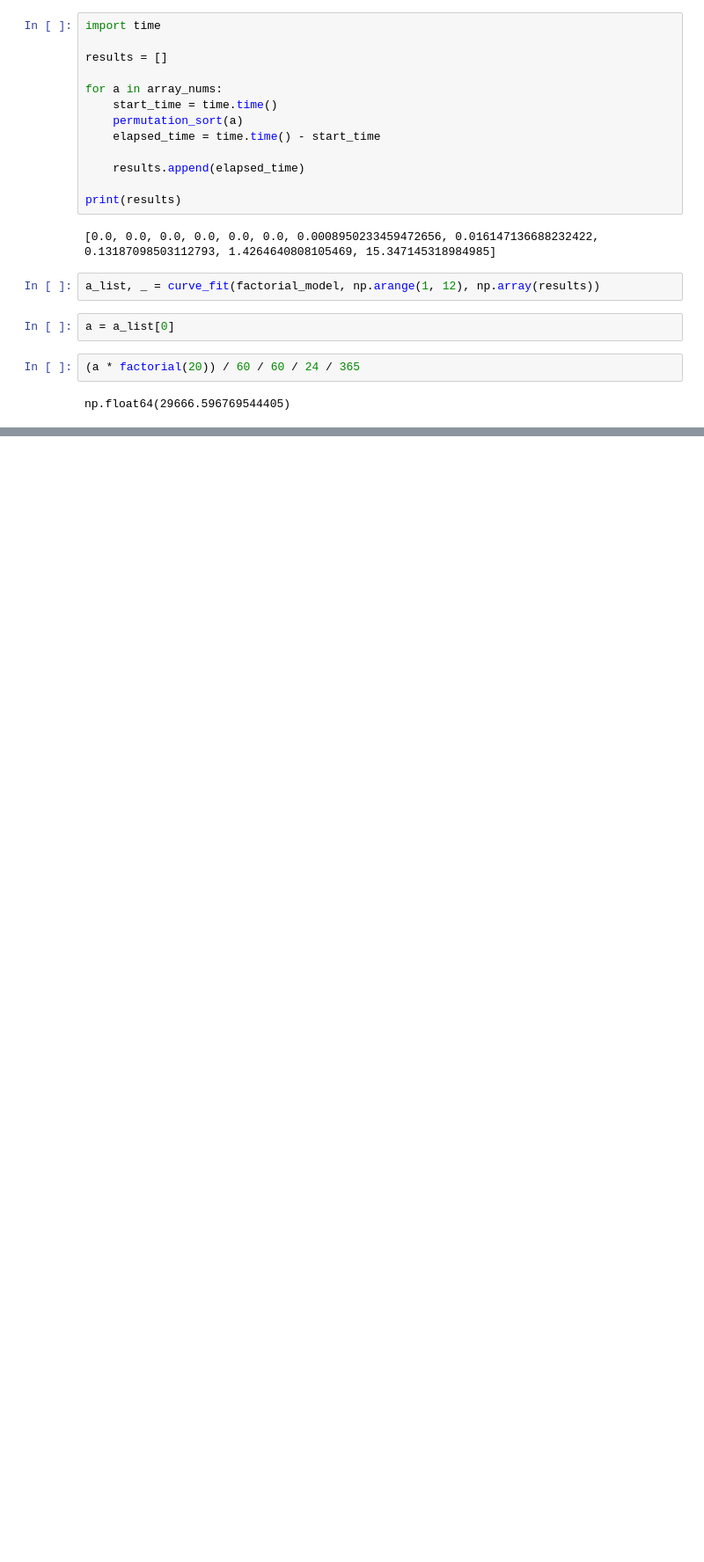
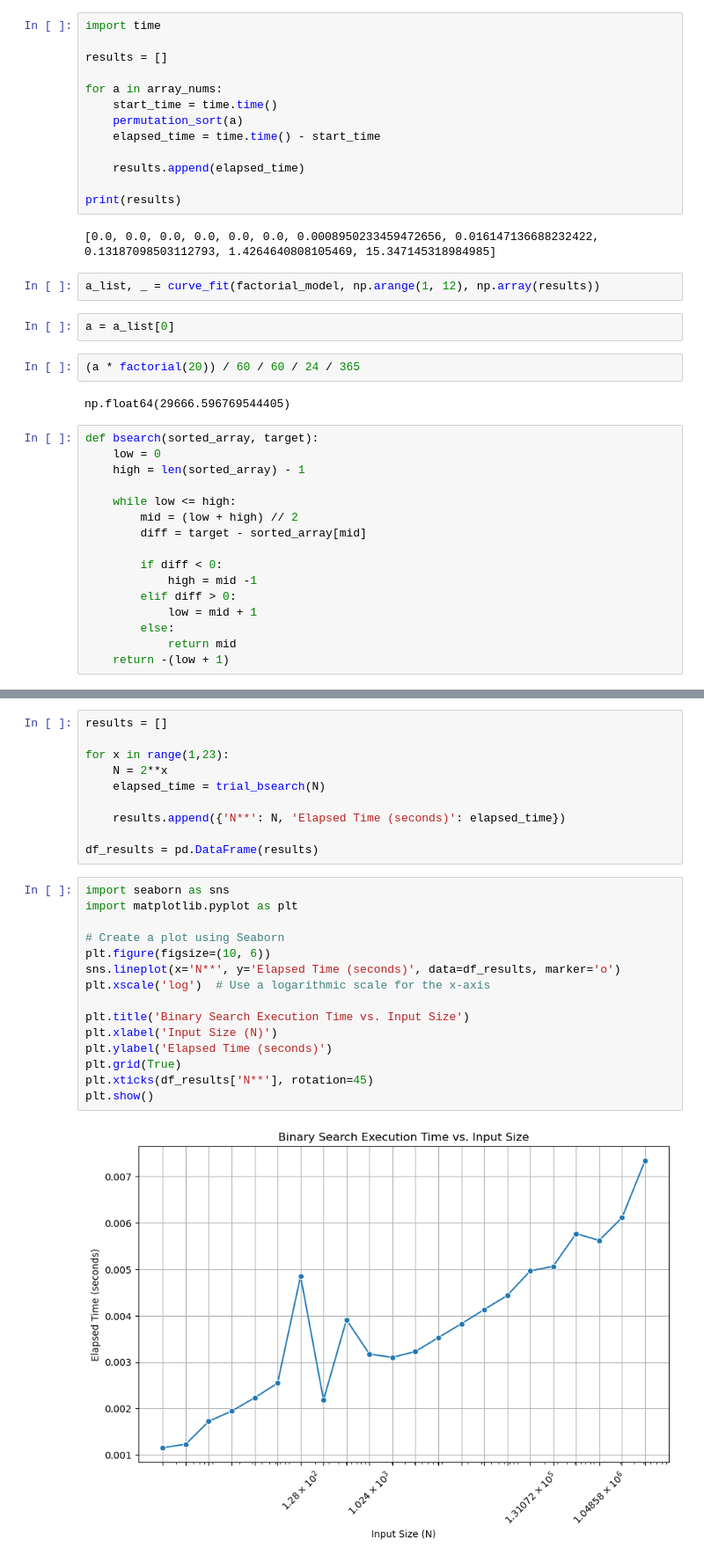
Before and after one commit to S3tuit/jup_lab, a Jupyter notebook: dsa/testing_ch2.ipynb, the cells around one changed output, grey strips where cells are left out. Shown at 88% size. Saved outputs shown, nothing was run; the diff lists cells and outputs as text; blank space fills up the shorter version.

```diff
--- a/dsa/testing_ch2.ipynb
+++ b/dsa/testing_ch2.ipynb
@@ -158,3 +158,19 @@ a = a_list[0]
 (a * factorial(20)) / 60 / 60 / 24 / 365
 # %% [output]
 np.float64(29666.596769544405)
+# %%
+def bsearch(sorted_array, target):
+    low = 0
+    high = len(sorted_array) - 1
+
+    while low <= high:
+        mid = (low + high) // 2
+        diff = target - sorted_array[mid]
+
+        if diff < 0:
+            high = mid -1
+        elif diff > 0:
+            low = mid + 1
+        else:
+            return mid
+    return -(low + 1)
@@ -160,0 +200,27 @@ np.float64(29666.596769544405)
+# %%
+results = []
+
+for x in range(1,23):
+    N = 2**x
+    elapsed_time = trial_bsearch(N)
+
+    results.append({'N**': N, 'Elapsed Time (seconds)': elapsed_time})
+
+df_results = pd.DataFrame(results)
+# %%
+import seaborn as sns
+import matplotlib.pyplot as plt
+
+# Create a plot using Seaborn
+plt.figure(figsize=(10, 6))
+sns.lineplot(x='N**', y='Elapsed Time (seconds)', data=df_results, marker='o')
+plt.xscale('log')  # Use a logarithmic scale for the x-axis
+
+plt.title('Binary Search Execution Time vs. Input Size')
+plt.xlabel('Input Size (N)')
+plt.ylabel('Elapsed Time (seconds)')
+plt.grid(True)
+plt.xticks(df_results['N**'], rotation=45)
+plt.show()
+# %% [output]
+[figure, added]
```
Also changed, not shown: parts of 1 cell of this notebook, 1 other file.
